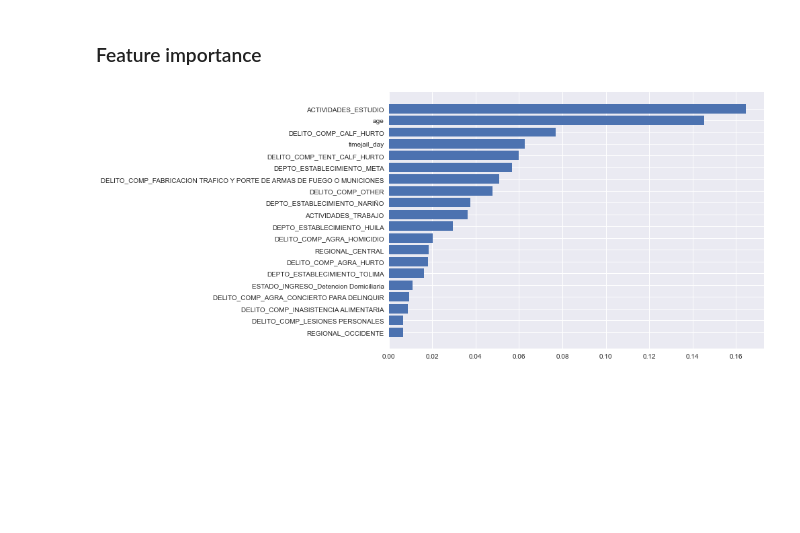
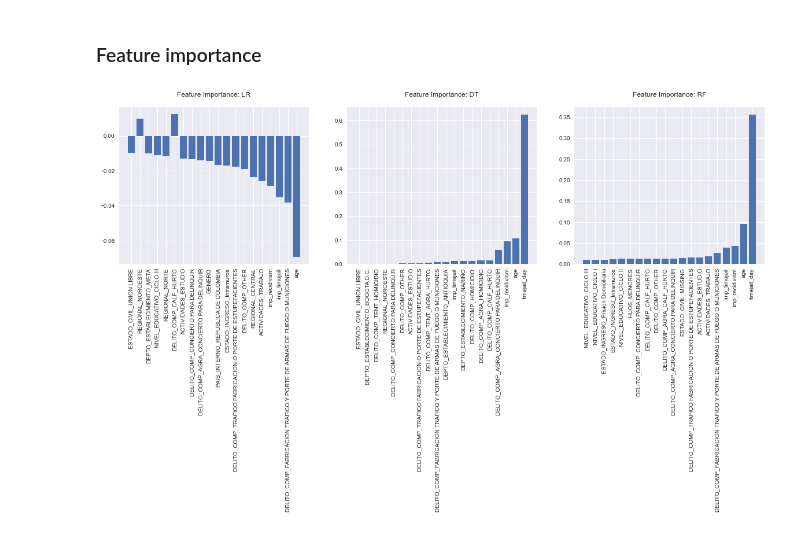
Before and after one commit to dehoyosb/MinJusticia_team77_DS4A_Project, a Jupyter notebook: supervised_lgoyenec.ipynb, the cells around one changed output. Saved outputs shown, nothing was run; the diff lists cells and outputs as text; code cells hidden in the pictures; blank space fills up the shorter version.

```diff
--- a/supervised_lgoyenec.ipynb
+++ b/supervised_lgoyenec.ipynb
@@ -324,3 +317,0 @@ param_grid = {'n_estimators': [20, 50],
-# %%
-CV_rfc = GridSearchCV(estimator = rfc, param_grid = param_grid, cv = 5)
-CV_rfc.fit(X_train, y_train)
@@ -370,13 +392,26 @@ plot_precision_recall(y_test, y_pred[:,1], "Precision-Recall @k")
 # %% [markdown]
 ### Feature importance
-# %%
-important = best_model.feature_importances_
-features  = X_train.columns
-idxs      = np.argsort(important)[-20:]
-# %%
-plt.figure(figsize = (10,7))
-plt.barh(range(len(idxs)), important[idxs])
-plt.yticks(range(len(idxs)), [features[i] for i in idxs])
-plt.show()
-# %% [output]
-[figure, removed]
+# %%
+# Number of features
+n = 20
+
+# Plot
+plt.figure(figsize = (20,5))
+for i, name in enumerate(['LR','DT','RF']):
+    features  = X_train.columns
+
+    if name == 'LR':
+        important = results['LR'].coef_[0]
+        idxs      = np.argsort(abs(important))[-n:]
+    else:
+        important = results[name].feature_importances_
+        idxs      = np.argsort(important)[-n:]
+
+    plt.subplot(1,3,i+1)
+    plt.bar(range(len(idxs)), important[idxs])
+    plt.xticks(range(len(idxs)), [features[i] for i in idxs], rotation = 90)
+    plt.title('Feature Importance: {}\n'.format(name))
+
+plt.show()
+# %% [output]
+[figure, added]
```
Also changed, not shown: parts of 30 cells of this notebook.
